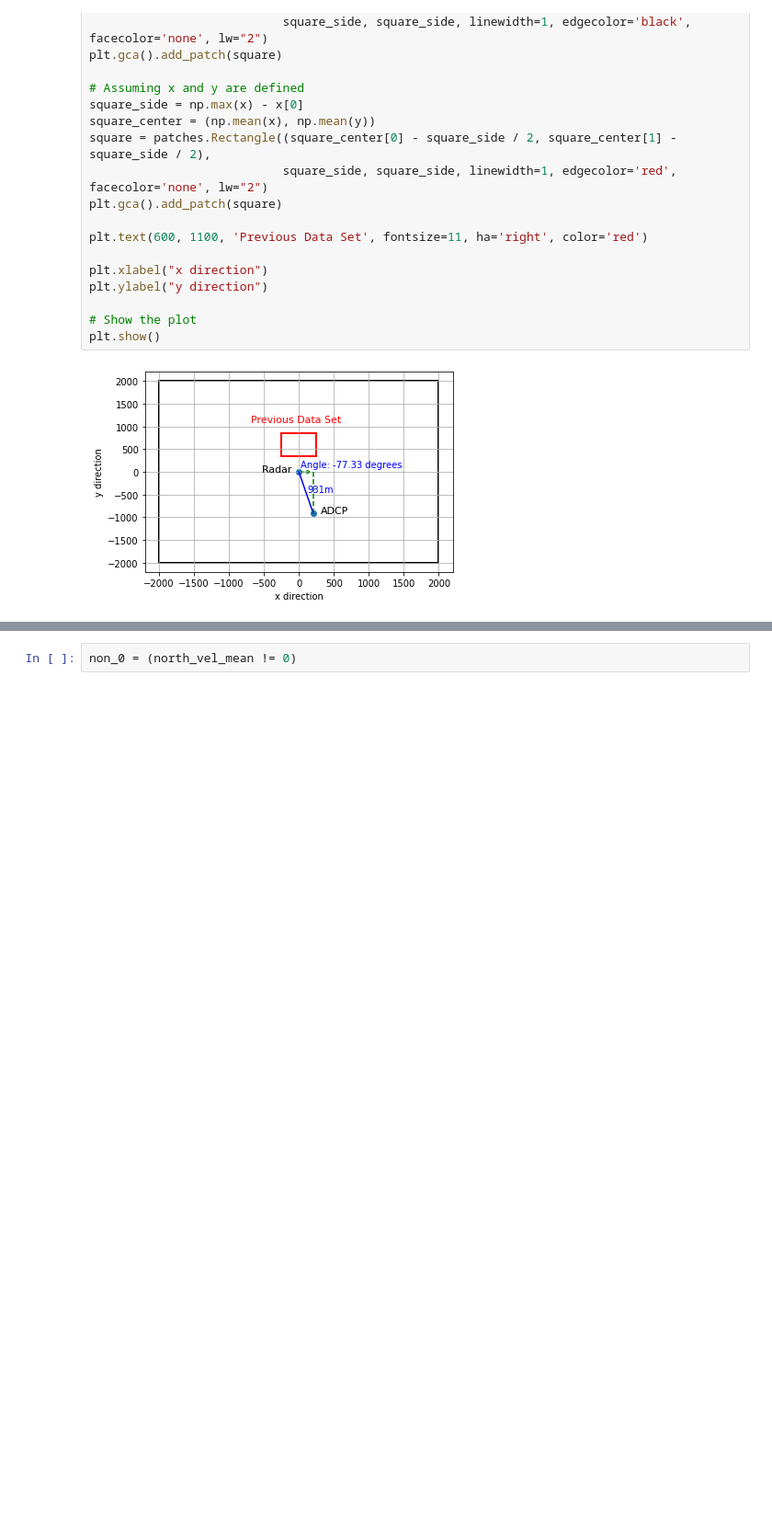
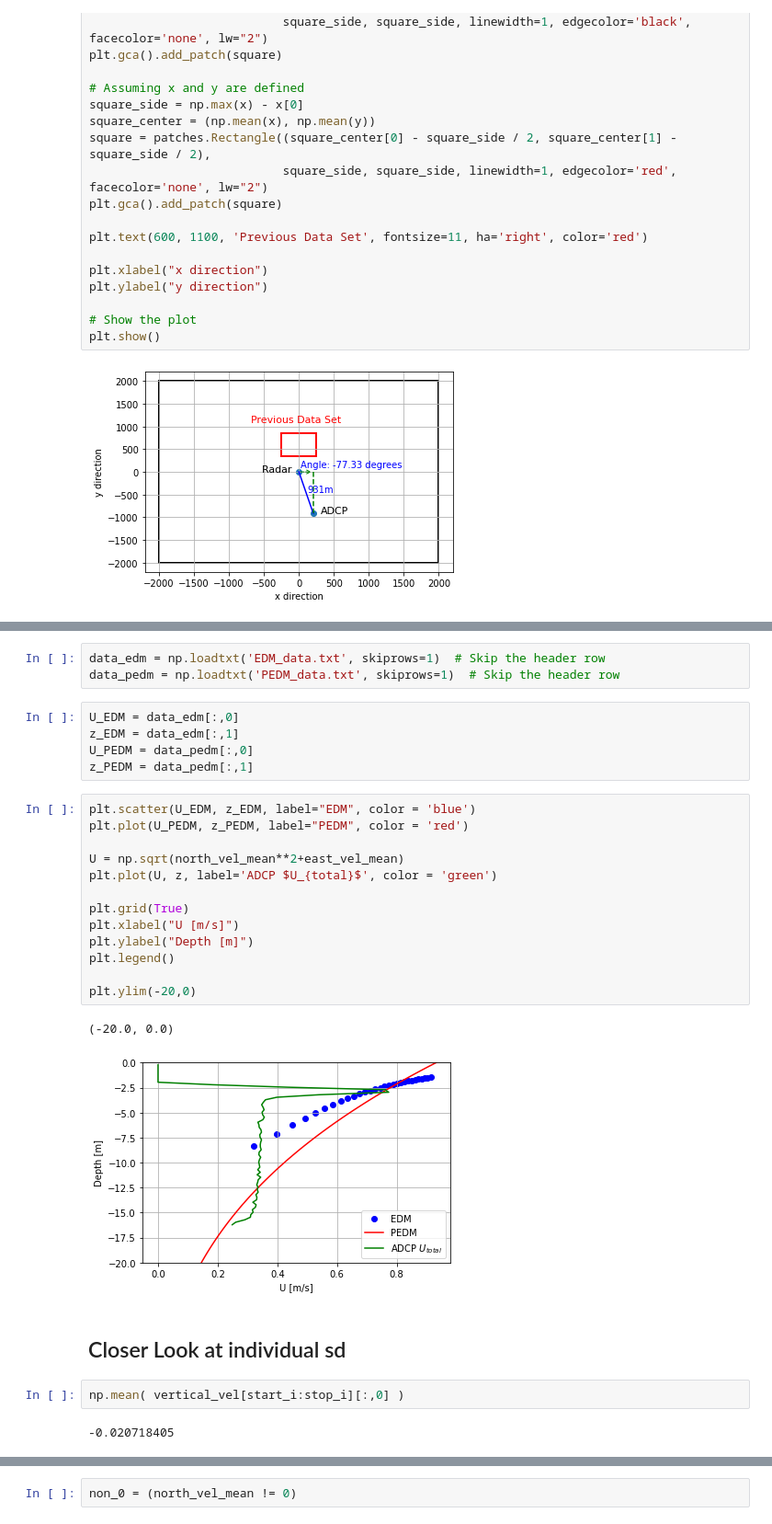
Before and after one commit to joeyanderson1/4th-Year-Thesis, a Jupyter notebook: ADCP Data.ipynb, the cells around one changed output, grey strips where cells are left out. Shown at 92% size. Cells and saved outputs as stored; diff of their text form; blank space fills up the shorter version.

Commit message:
Comparison of pedm and edm from first data
Comparison of pedm and edm from first data

```diff
--- a/ADCP Data.ipynb
+++ b/ADCP Data.ipynb
@@ -348,0 +410,30 @@ plt.show()
+# %%
+data_edm = np.loadtxt('EDM_data.txt', skiprows=1)  # Skip the header row
+data_pedm = np.loadtxt('PEDM_data.txt', skiprows=1)  # Skip the header row
+# %%
+U_EDM = data_edm[:,0]
+z_EDM = data_edm[:,1]
+U_PEDM = data_pedm[:,0]
+z_PEDM = data_pedm[:,1]
+# %%
+plt.scatter(U_EDM, z_EDM, label="EDM", color = 'blue')
+plt.plot(U_PEDM, z_PEDM, label="PEDM", color = 'red')
+
+U = np.sqrt(north_vel_mean**2+east_vel_mean)
+plt.plot(U, z, label='ADCP $U_{total}$', color = 'green')
+
+plt.grid(True)
+plt.xlabel("U [m/s]")
+plt.ylabel("Depth [m]")
+plt.legend()
+
+plt.ylim(-20,0)
+# %% [output]
+(-20.0, 0.0)
+[figure, added]
+# %% [markdown]
+## Closer Look at individual sd
+# %%
+np.mean( vertical_vel[start_i:stop_i][:,0] )
+# %% [output]
+-0.020718405
```
Also changed, not shown: parts of 27 cells of this notebook.
